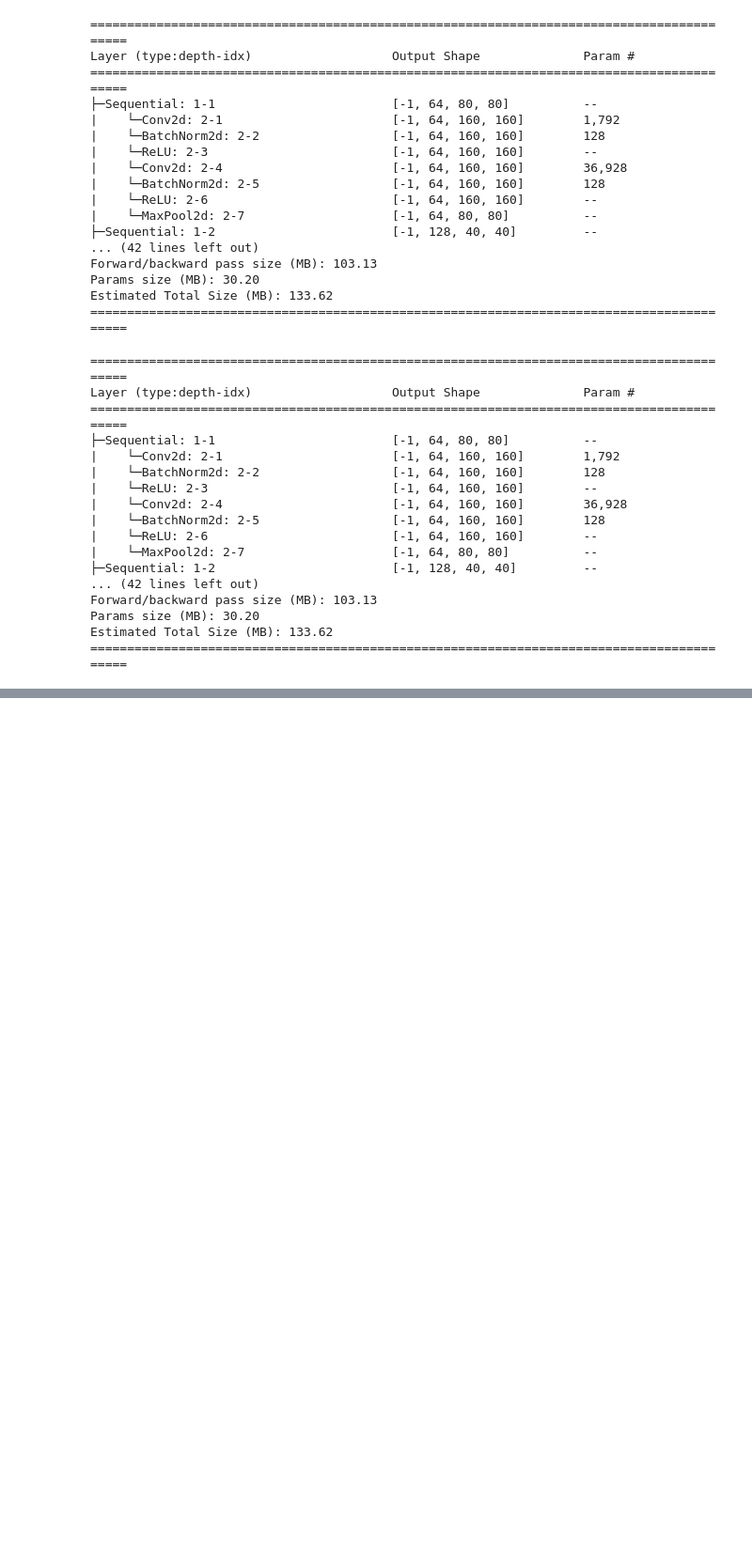
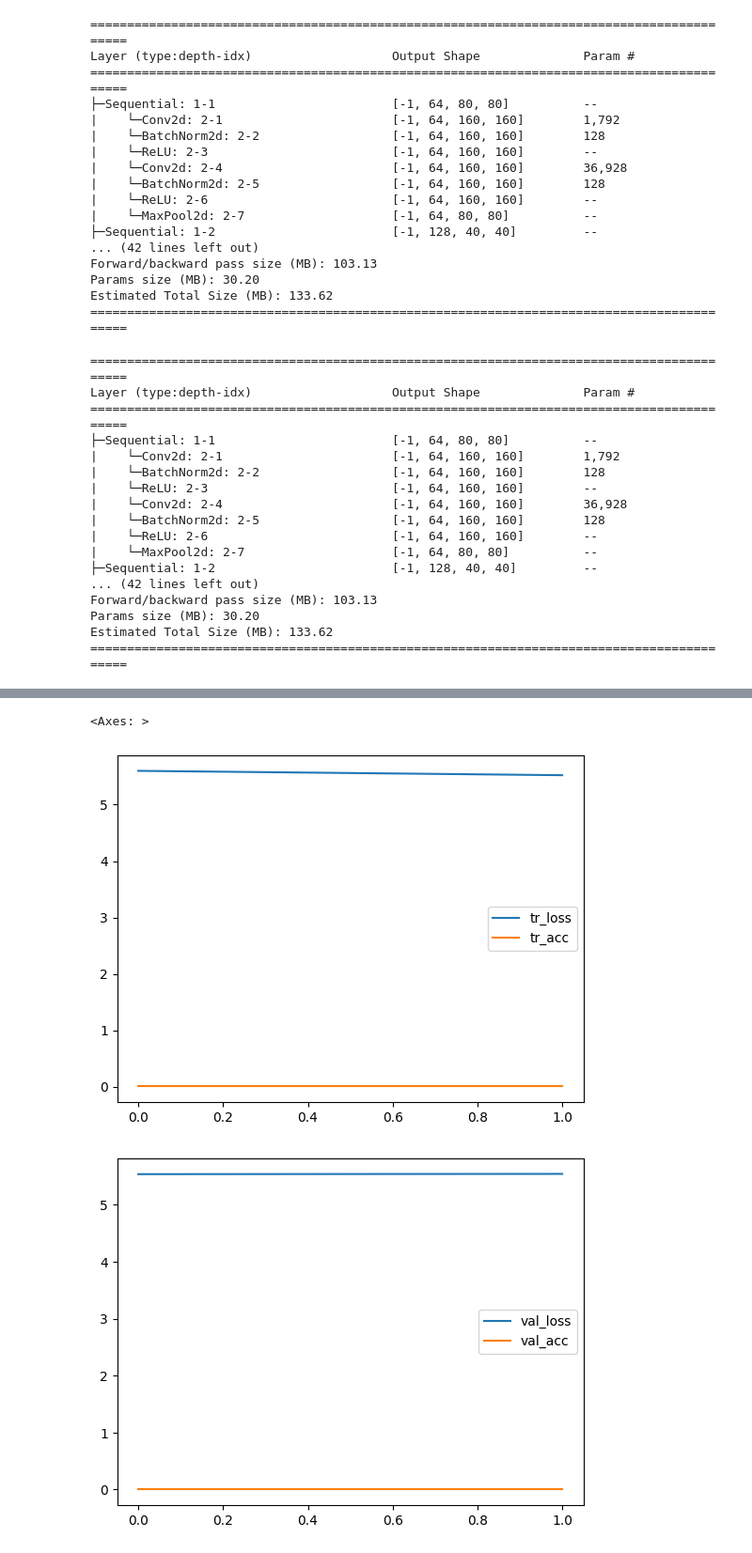
Before and after one commit to nawroz-m/food-classification, a Jupyter notebook: app.ipynb, the cells around one changed output, grey strips where cells are left out. Shown at 94% size. Saved outputs shown, nothing was run; the diff lists cells and outputs as text; code cells hidden in the pictures; blank space fills up the shorter version.

Commit message:
add: training method

```diff
--- a/app.ipynb
+++ b/app.ipynb
@@ -43,7 +45,7 @@ dtype: int64
 # read the classes value
 data_classes = pd.read_csv(os.path.join(data_path, 'class_list.txt'), sep=' ')
 data_classes.columns = ['id', 'name']
-NUM_CLASSES = len(data_classes)
+NUM_CLASSES = len(data_classes)+1
 print(f'There are {NUM_CLASSES} classes')
-data_classes
+data_classes, NUM_CLASSES
 # %% [output]
@@ -238,7 +242,7 @@ plt.show()
 # Add data loader
 BATCH_SIZE = 32
 PIN_MEMORY = True if device == 'cuda' else False
-NUM_WORKERS = 2
+NUM_WORKERS = 0
 train_loader = DataLoader(train_data, batch_size=BATCH_SIZE, shuffle=True, drop_last=True, pin_memory=PIN_MEMORY, num_workers=NUM_WORKERS)
 val_loader = DataLoader(val_data, batch_size=BATCH_SIZE, shuffle=False, drop_last=False, pin_memory=PIN_MEMORY, num_workers=NUM_WORKERS)
 test_loader = DataLoader(test_data, batch_size=BATCH_SIZE, shuffle=False, drop_last=False, pin_memory=PIN_MEMORY, num_workers=NUM_WORKERS)
@@ -365,3 +369,12 @@ Forward/backward pass size (MB): 103.13
 Params size (MB): 30.20
 Estimated Total Size (MB): 133.62
 ==========================================================================================
+# %%
+# Setup the model compiler
+EPOCHS = 2
+optimizer = torch.optim.AdamW(net.parameters(), lr=1e-3, weight_decay=1e-4)
+
+# loss method
+loss_fun = nn.CrossEntropyLoss()
+# per-epoch stepping
+scheduler = CosineAnnealingLR(optimizer, T_max=EPOCHS, eta_min=1e-6)
@@ -367,0 +408,21 @@ Estimated Total Size (MB): 133.62
+# %%
+# Create a validation method
+def validate_model(model, dataloader, loss_fun, epoch):
+  model.eval()
+  val_loss, correct, total = 0, 0, 0
+  with torch.no_grad():
+    for batch, (X, y) in enumerate(dataloader):
+      X, y = X.to(device), y.to(device)
+      if y.ndim == 2:
+        y = y.squeeze(1)
+      y = y.long()
+      y_pred = model(X)
+      loss = loss_fun(y_pred, y)
+      val_loss += loss.item()
+      preds = torch.argmax(y_pred, dim=1)
+      # accuracy in pixel level
+      correct += (preds == y).sum().item()
+      total += y.size(0)
+
+    val_acc = correct/total
+  return val_loss/len(dataloader), val_acc
@@ -367,0 +487,8 @@ Estimated Total Size (MB): 133.62
+# %%
+# Plot the learning curve
+pd.DataFrame({'tr_loss': history['train_loss'], 'tr_acc': history['train_acc']}).plot()
+pd.DataFrame({'val_loss': history['val_loss'], 'val_acc': history['val_acc']}).plot()
+# %% [output]
+<Axes: >
+[figure, added]
+[figure, added]
```
Also changed, not shown: parts of 5 cells of this notebook, 1 other file.
